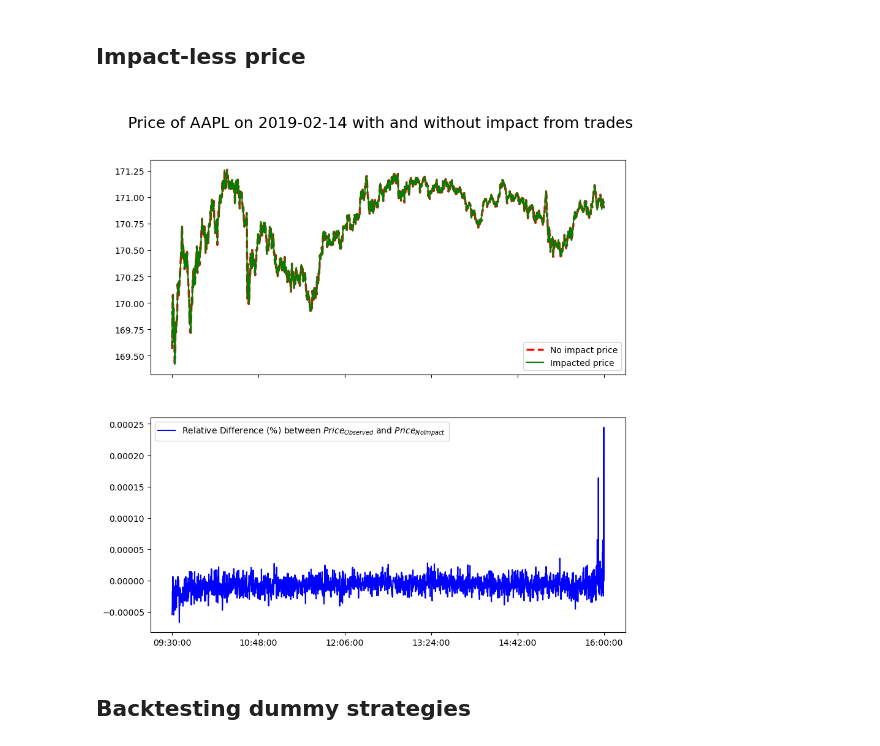
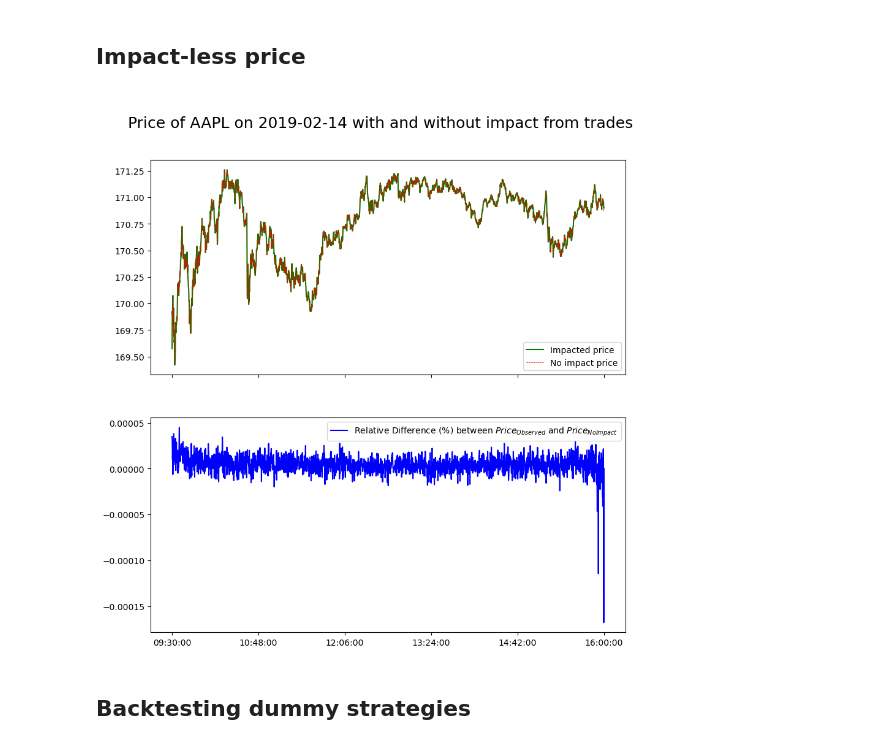
Before and after one commit to Max-Ded/computing-finance, a Jupyter notebook: High-Frequency-Algorithmic-Trading/coursework-notebook.ipynb, the cells around one changed output. Cells and saved outputs as stored; diff of their text form; code cells hidden in the pictures.

```diff
--- a/High-Frequency-Algorithmic-Trading/coursework-notebook.ipynb
+++ b/High-Frequency-Algorithmic-Trading/coursework-notebook.ipynb
@@ -14,9 +14,9 @@ simplefilter(action="ignore", category=pd.errors.PerformanceWarning)
 # %% [markdown]
 Default variable
 # %%
-DEFAULT_EXPLANATION_PERIOD = 15
+DEFAULT_EXPLANATION_PERIOD = 6
 DEFAULT_IN_SAMPLE_MONTH = 1
-DEFAULT_HALF_LIFE = 50
+DEFAULT_HALF_LIFE = 3600
 
 DEFAULT_STOCK = "AAPL"
 DEFAUL_DATE = "2019-02-14"
@@ -531,26 +637,27 @@ plt.show()
 # %%
 date = "2019-02-14"
 stock = "AAPL"
 price_no_impact = price_impact_model.get_no_impact_prices_df(half_life=DEFAULT_HALF_LIFE,model_type = "sqrt")
 
 price_no_impact_values = price_no_impact.loc[stock].loc[date]
 historical_price = price_impact_model.get_bin_traded_px().loc[stock].loc[date]
 
 fig,axs = plt.subplots(2,1,figsize = (10,10),sharex=True)
 x_values = price_no_impact.columns
 ax = axs[0]
-ax.plot(x_values,price_no_impact_values,color = "red",label="No impact price",linestyle = "dashed",linewidth = 2.5)
 ax.plot(x_values,historical_price,color = "green",label="Impacted price")
+ax.plot(x_values,price_no_impact_values,color = "red",label="No impact price",linestyle = "dashed",linewidth = 0.5)
+
 ax.legend()
 ax = axs[1]
 ax.plot(x_values,(price_no_impact_values - historical_price) / historical_price,color = "blue",label="Relative Difference (%) between $Price_{Observed}$ and $Price_{No Impact}$")
 step = len(ax.get_xticks()) // 5
 ax.set_xticks(ax.get_xticks()[::step])
 ax.legend()
 fig.suptitle(f"\nPrice of {stock} on {date} with and without impact from trades",fontsize = 18)
 plt.show()
 # %% [output]
-[figure, old version]
+[figure, new version]
 # %% [markdown]
 ## Backtesting dummy strategies
 # %% [markdown]
```
Also changed, not shown: parts of 7 cells of this notebook.
